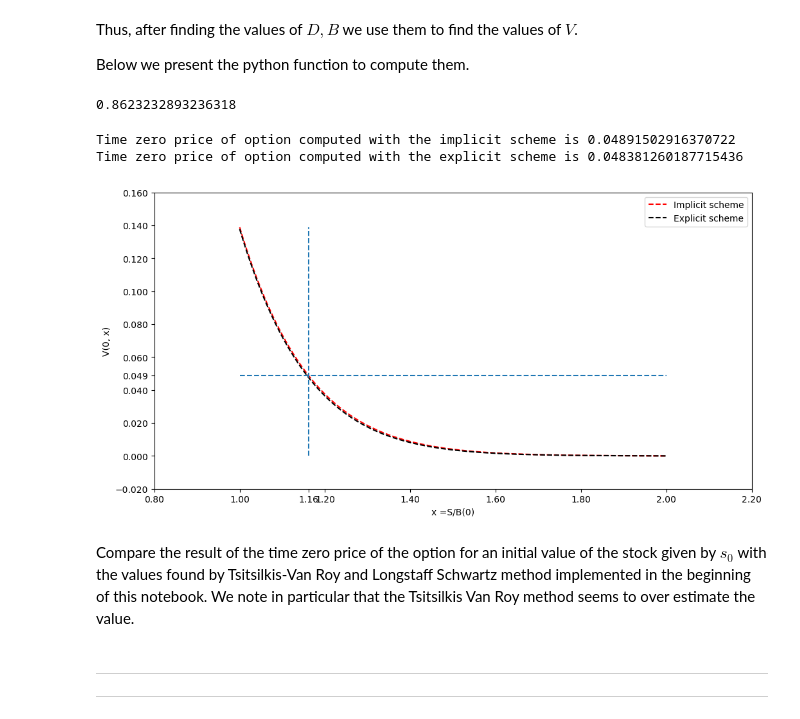
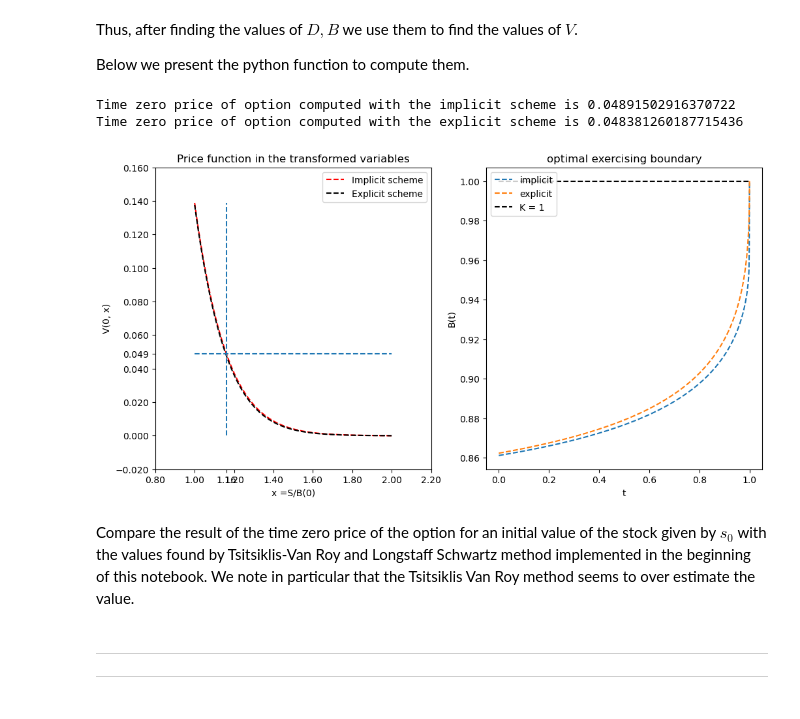
Before and after one commit to binaria010/PricingTheory, a Jupyter notebook: AmericanBermudanOptions.ipynb, the cells around one changed output. Cells and saved outputs as stored; diff of their text form; code cells hidden in the pictures.

```diff
--- a/AmericanBermudanOptions.ipynb
+++ b/AmericanBermudanOptions.ipynb
@@ -746,6 +808,7 @@ K = 1
 x_inf = 2
 x_0 = 1
 T = 1
+s_0 = 1
 
 delta_x_explicit = 0.001
 delta_t_explicit = 5*1e-6
@@ -755,10 +818,6 @@ grid_x_explicit = np.arange(x_0, x_inf + delta_x_explicit, delta_x_explicit)
 params = [r, sigma, K, T, x_0, x_inf, delta_t_explicit, delta_x_explicit]
 # %%
 V_explicit, B_explicit = explicit_method_for_American_put(params)
-
-B_explicit[0]
-# %% [output]
-0.8623232893236318
 # %%
 def time_zero_price_American_put(s_0,K, V, B, grid_x):
 
@@ -780,20 +839,33 @@ Time zero price of option computed with the implicit scheme is 0.048915029163707
 Time zero price of option computed with the explicit scheme is 0.048381260187715436
 # %%
 plt.figure(figsize=(12, 6))
+plt.subplot(121)
+
 plt.plot(grid_x, V_implicit[:, 0], '--', color = "red", label = "Implicit scheme")
 plt.plot(grid_x_explicit, V_explicit[:, 0], '--', color = 'black', label = "Explicit scheme")
 plt.vlines(grid_x[index],ymin= 0, ymax=np.max(V_implicit[:, 0]), linestyles='dashed')
 plt.hlines(V0_implicit,xmin= 1, xmax=2,  linestyles='dashed')
 plt.yticks(list(plt.yticks()[0]) + [V0_implicit])
 plt.xticks(list(plt.xticks()[0]) + [grid_x[index]])
 plt.xlabel("x =S/B(0)")
 plt.ylabel("V(0, x)")
+plt.title("Price function in the transformed variables")
 plt.legend()
+
+plt.subplot(122)
+plt.plot(np.arange(0, T+delta_t, delta_t), B_implicit, "--", label = "implicit")
+plt.plot(np.arange(0, T, delta_t_explicit),B_explicit, "--", label = 'explicit')
+plt.hlines(y = K ,xmin=0, xmax=T, color = 'black', linestyles="dashed", label = f"K = { K}")
+plt.xlabel("t")
+plt.ylabel("B(t)")
+plt.legend()
+plt.title("optimal exercising boundary")
+
 plt.show()
 # %% [output]
-[figure, old version]
+[figure, new version]
 # %% [markdown]
-Compare the result of the time zero price of the option for an initial value of the stock given by $s_0$ with the values found by Tsitsilkis-Van Roy and Longstaff Schwartz method implemented in the beginning of this notebook. We note in particular that the Tsitsilkis Van Roy method seems to over estimate the value.
+Compare the result of the time zero price of the option for an initial value of the stock given by $s_0$ with the values found by Tsitsiklis-Van Roy and Longstaff Schwartz method implemented in the beginning of this notebook. We note in particular that the Tsitsiklis Van Roy method seems to over estimate the value.
 # %% [markdown]
 --------------------------------------------
 -----------------------------------------------
```
Also changed, not shown: parts of 17 cells of this notebook.
